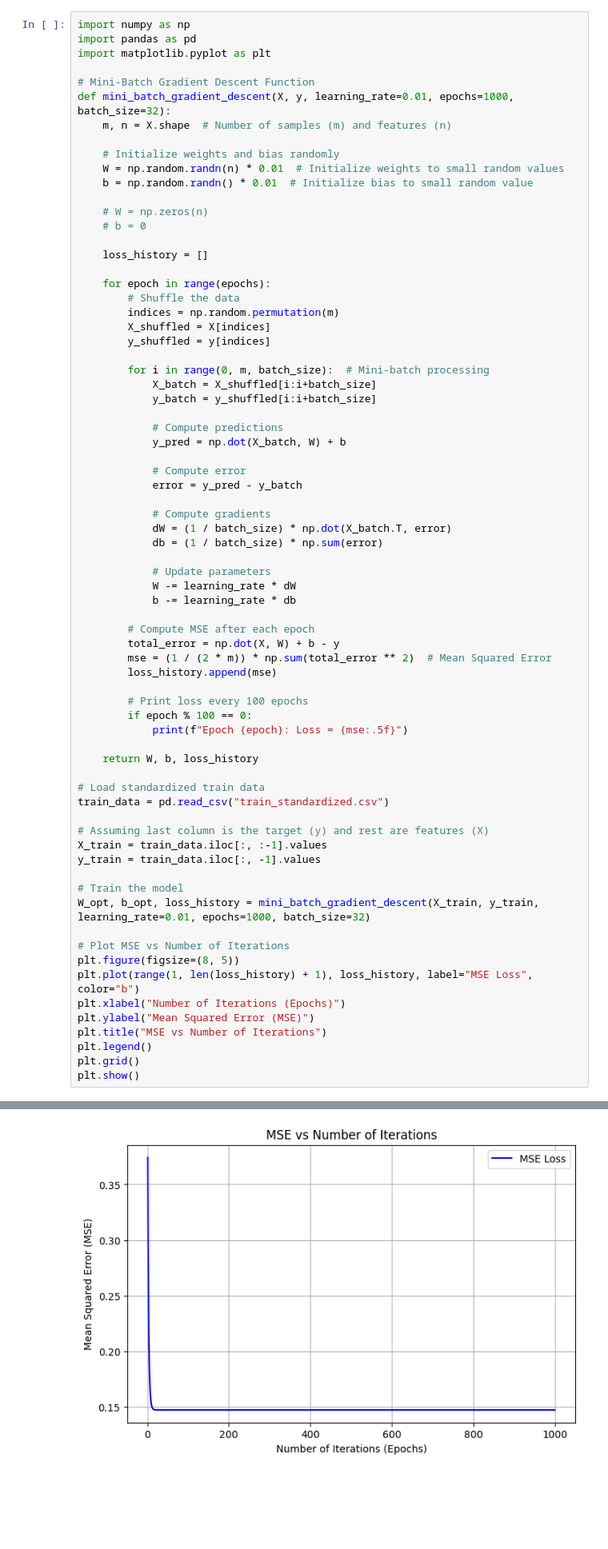
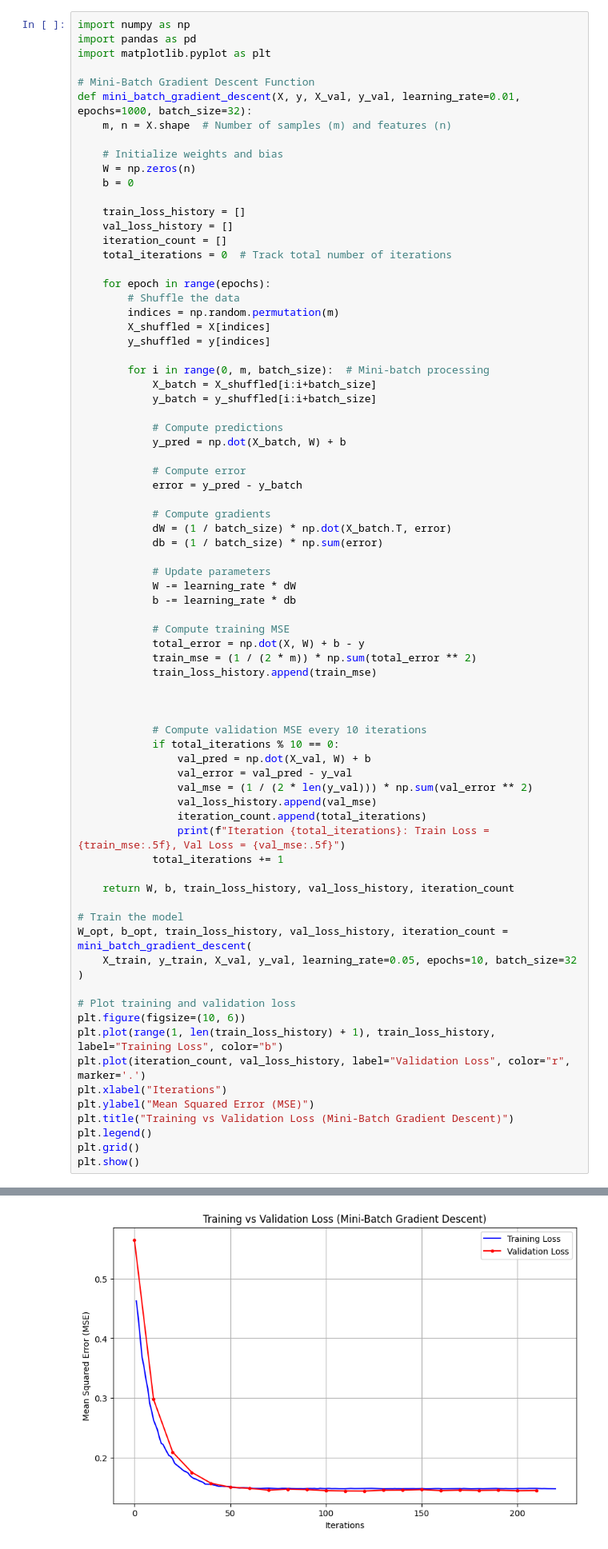
Before and after one commit to rudra20-6/smai-assignment1, a Jupyter notebook: 2/new.ipynb, the cells around one changed output, grey strips where cells are left out. Shown at 80% size. Cells and saved outputs as stored; diff of their text form; blank space fills up the shorter version.

```diff
--- a/2/new.ipynb
+++ b/2/new.ipynb
@@ -242,17 +324,17 @@ import pandas as pd
 import matplotlib.pyplot as plt
 
 # Mini-Batch Gradient Descent Function
-def mini_batch_gradient_descent(X, y, learning_rate=0.01, epochs=1000, batch_size=32):
+def mini_batch_gradient_descent(X, y, X_val, y_val, learning_rate=0.01, epochs=1000, batch_size=32):
     m, n = X.shape  # Number of samples (m) and features (n)
 
-    # Initialize weights and bias randomly
-    W = np.random.randn(n) * 0.01  # Initialize weights to small random values
-    b = np.random.randn() * 0.01  # Initialize bias to small random value
+    # Initialize weights and bias
+    W = np.zeros(n)
+    b = 0
 
-    # W = np.zeros(n)
-    # b = 0
-
-    loss_history = []
+    train_loss_history = []
+    val_loss_history = []
+    iteration_count = []
+    total_iterations = 0  # Track total number of iterations
 
     for epoch in range(epochs):
         # Shuffle the data
@@ -278,33 +360,37 @@ def mini_batch_gradient_descent(X, y, learning_rate=0.01, epochs=1000, batch_siz
             W -= learning_rate * dW
             b -= learning_rate * db
 
-        # Compute MSE after each epoch
-        total_error = np.dot(X, W) + b - y
-        mse = (1 / (2 * m)) * np.sum(total_error ** 2)  # Mean Squared Error
-        loss_history.append(mse)
+            # Compute training MSE
+            total_error = np.dot(X, W) + b - y
+            train_mse = (1 / (2 * m)) * np.sum(total_error ** 2)
+            train_loss_history.append(train_mse)
 
-        # Print loss every 100 epochs
-        if epoch % 100 == 0:
-            print(f"Epoch {epoch}: Loss = {mse:.5f}")
 
-    return W, b, loss_history
 
-# Load standardized train data
-train_data = pd.read_csv("train_standardized.csv")
+            # Compute validation MSE every 10 iterations
+            if total_iterations % 10 == 0:
+                val_pred = np.dot(X_val, W) + b
+                val_error = val_pred - y_val
+                val_mse = (1 / (2 * len(y_val))) * np.sum(val_error ** 2)
+                val_loss_history.append(val_mse)
+                iteration_count.append(total_iterations)
+                print(f"Iteration {total_iterations}: Train Loss = {train_mse:.5f}, Val Loss = {val_mse:.5f}")
+            total_iterations += 1
 
-# Assuming last column is the target (y) and rest are features (X)
-X_train = train_data.iloc[:, :-1].values
-y_train = train_data.iloc[:, -1].values
+    return W, b, train_loss_history, val_loss_history, iteration_count
 
 # Train the model
-W_opt, b_opt, loss_history = mini_batch_gradient_descent(X_train, y_train, learning_rate=0.01, epochs=1000, batch_size=32)
+W_opt, b_opt, train_loss_history, val_loss_history, iteration_count = mini_batch_gradient_descent(
+    X_train, y_train, X_val, y_val, learning_rate=0.05, epochs=10, batch_size=32
+)
 
-# Plot MSE vs Number of Iterations
-plt.figure(figsize=(8, 5))
-plt.plot(range(1, len(loss_history) + 1), loss_history, label="MSE Loss", color="b")
-plt.xlabel("Number of Iterations (Epochs)")
+# Plot training and validation loss
+plt.figure(figsize=(10, 6))
+plt.plot(range(1, len(train_loss_history) + 1), train_loss_history, label="Training Loss", color="b")
+plt.plot(iteration_count, val_loss_history, label="Validation Loss", color="r", marker='.')
+plt.xlabel("Iterations")
 plt.ylabel("Mean Squared Error (MSE)")
-plt.title("MSE vs Number of Iterations")
+plt.title("Training vs Validation Loss (Mini-Batch Gradient Descent)")
 plt.legend()
 plt.grid()
 plt.show()
@@ -322 +415 @@ Epoch 900: Loss = 0.14735
-[figure, old version]
+[figure, new version]
```
Also changed, not shown: parts of 3 cells of this notebook.
